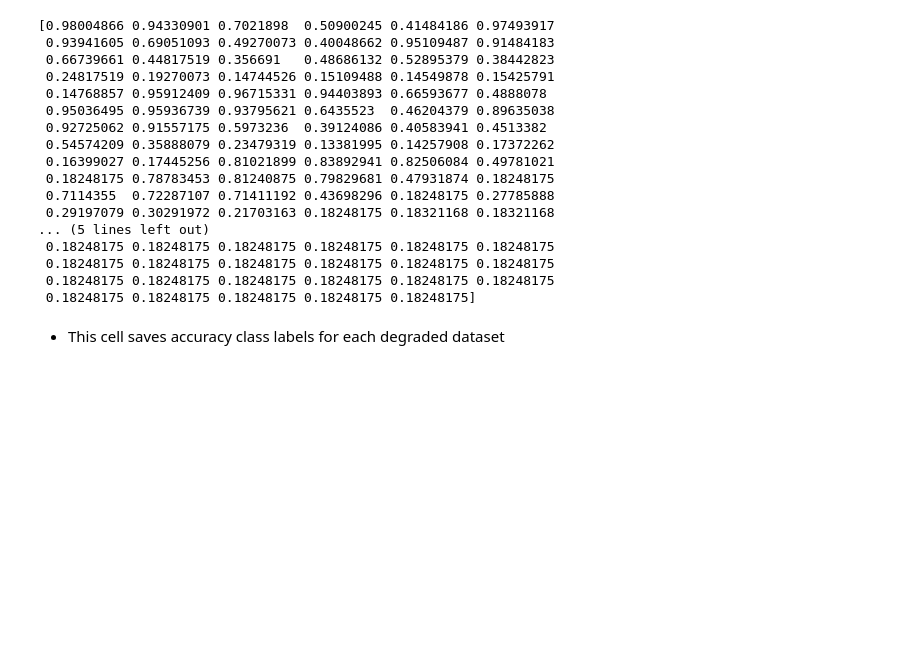
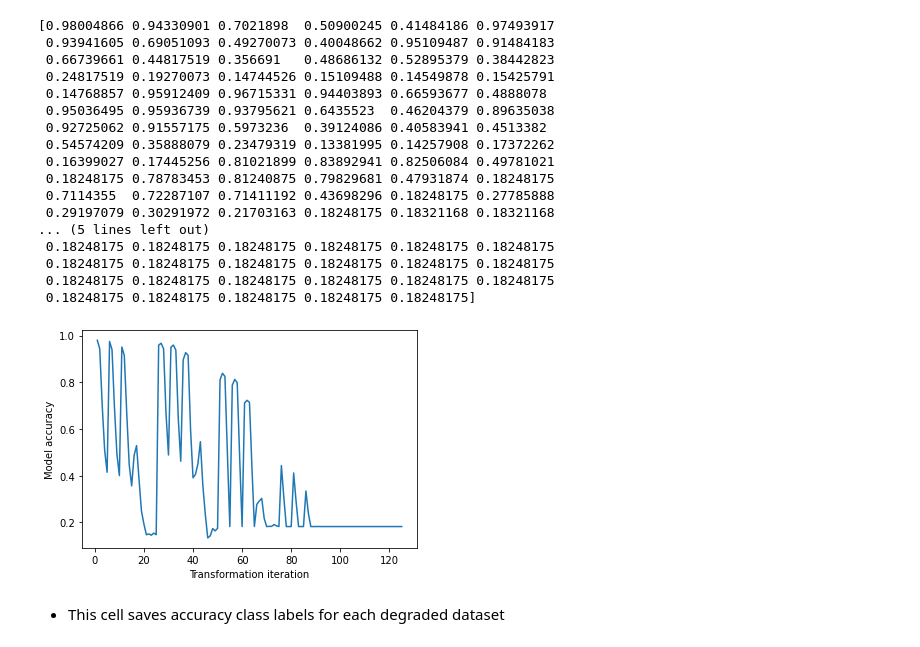
Before and after one commit to ozvar/monitor_creation, a Jupyter notebook: main.ipynb, the cells around one changed output. Cells and saved outputs as stored; diff of their text form; code cells hidden in the pictures; blank space fills up the shorter version.

Commit message:
added visualisation of accuracy per transformation and overview of monitor architecture

```diff
--- a/main.ipynb
+++ b/main.ipynb
@@ -93,6 +91,16 @@ print(acc)
  0.18248175 0.18248175 0.18248175 0.18248175 0.18248175 0.18248175
  0.18248175 0.18248175 0.18248175 0.18248175 0.18248175 0.18248175
  0.18248175 0.18248175 0.18248175 0.18248175 0.18248175]
+# %%
+import matplotlib.pyplot as plt
+import numpy as np
+
+plt.plot(np.arange(1, 126), acc)
+plt.xlabel('Transformation iteration')
+plt.ylabel('Model accuracy')
+plt.show()
+# %% [output]
+[figure, added]
 # %% [markdown]
 - This cell saves accuracy class labels for each degraded dataset
 # %%
```
Also changed, not shown: parts of 3 cells of this notebook.
